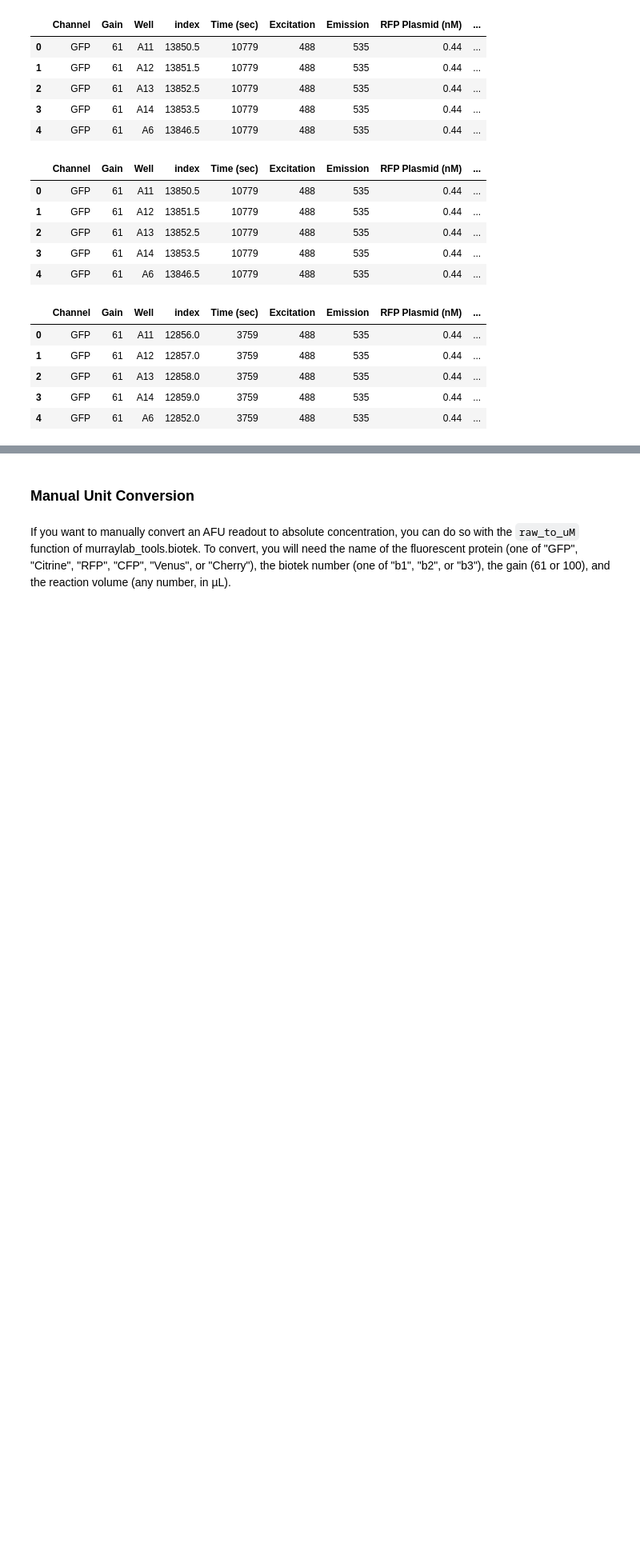
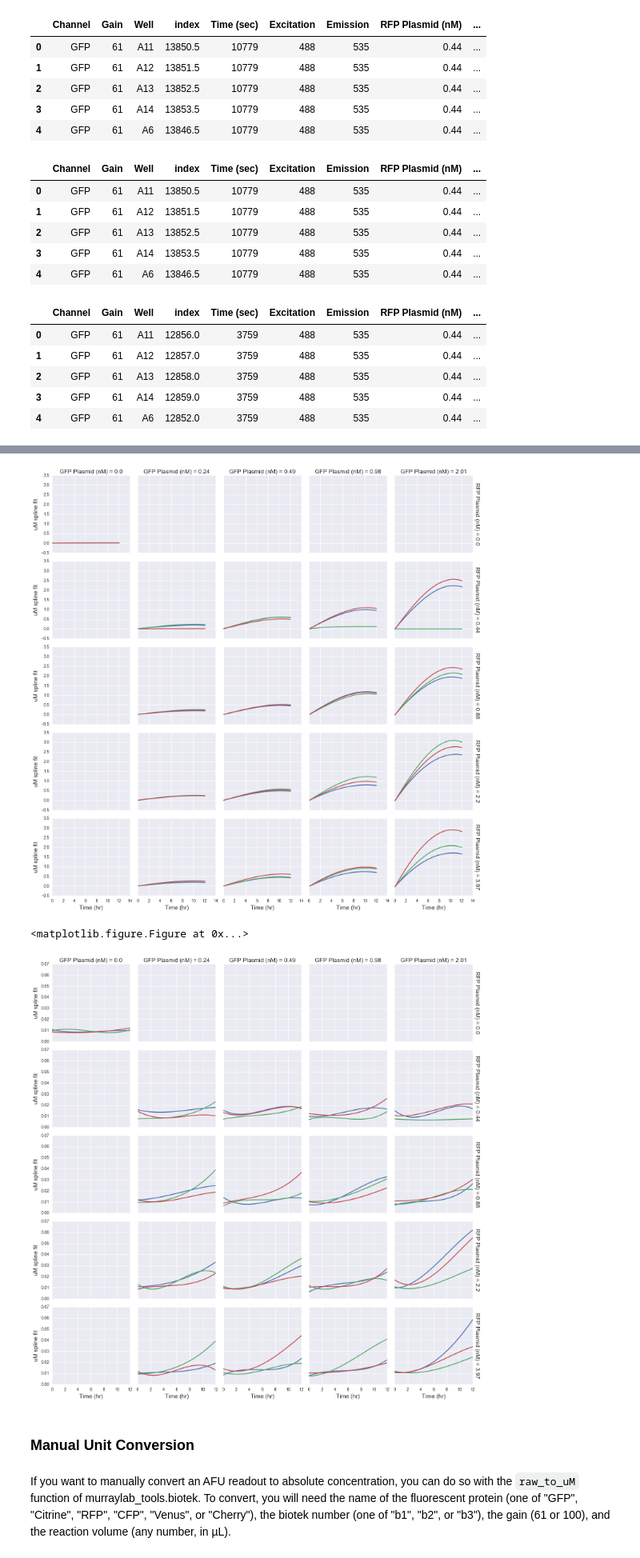
Before and after one commit to sclamons/murraylab_tools, a Jupyter notebook: examples/Biotek Analysis Usage Examples.ipynb, the cells around one changed output, grey strips where cells are left out. Shown at 80% size. Drawn from its saved outputs; the diff is of its cells as text; code cells hidden in the pictures; blank space fills up the shorter version.

```diff
--- a/examples/Biotek Analysis Usage Examples.ipynb
+++ b/examples/Biotek Analysis Usage Examples.ipynb
@@ -200,0 +210,3 @@ endpoint_df.head()
+# %%
+fit_df = mt_biotek.spline_fit(df)
+fit_df.head()
@@ -201,3 +225,22 @@ endpoint_df.head()
+# %%
+gfp_df = fit_df[(fit_df.Gain == 100) & (fit_df.Channel == "GFP")]
+rfp_df = fit_df[(fit_df.Gain == 100) & (fit_df.Channel == "RFP")]
+grid = sns.FacetGrid(gfp_df, col = "GFP Plasmid (nM)", row = "RFP Plasmid (nM)",
+                     hue = "Replicate", margin_titles = True)
+grid.map(plt.plot, "Time (hr)", "uM spline fit")
+grid.fig.tight_layout(w_pad=1)
+plt.show()
+
+plt.clf()
+grid = sns.FacetGrid(rfp_df, col = "GFP Plasmid (nM)", row = "RFP Plasmid (nM)",
+                     hue = "Replicate", margin_titles = True)
+grid.map(plt.plot, "Time (hr)", "uM spline fit")
+grid.fig.tight_layout(w_pad=1)
+plt.show()
+# %% [output]
+[figure, added]
+<matplotlib.figure.Figure at 0x...>
+[figure, added]
 # %% [markdown]
 ### Manual Unit Conversion
 # %% [markdown]
```
Also changed, not shown: parts of 7 cells of this notebook, 1 other file.
